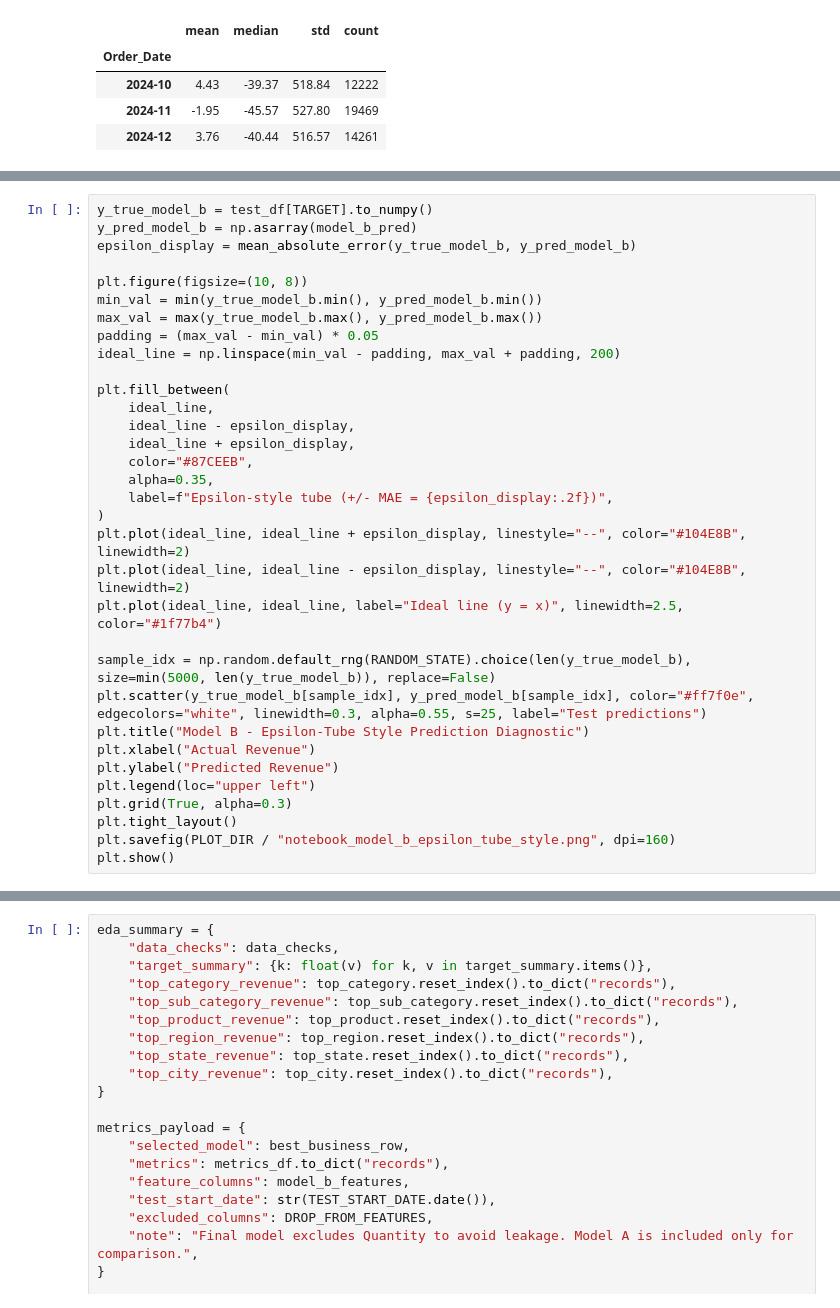
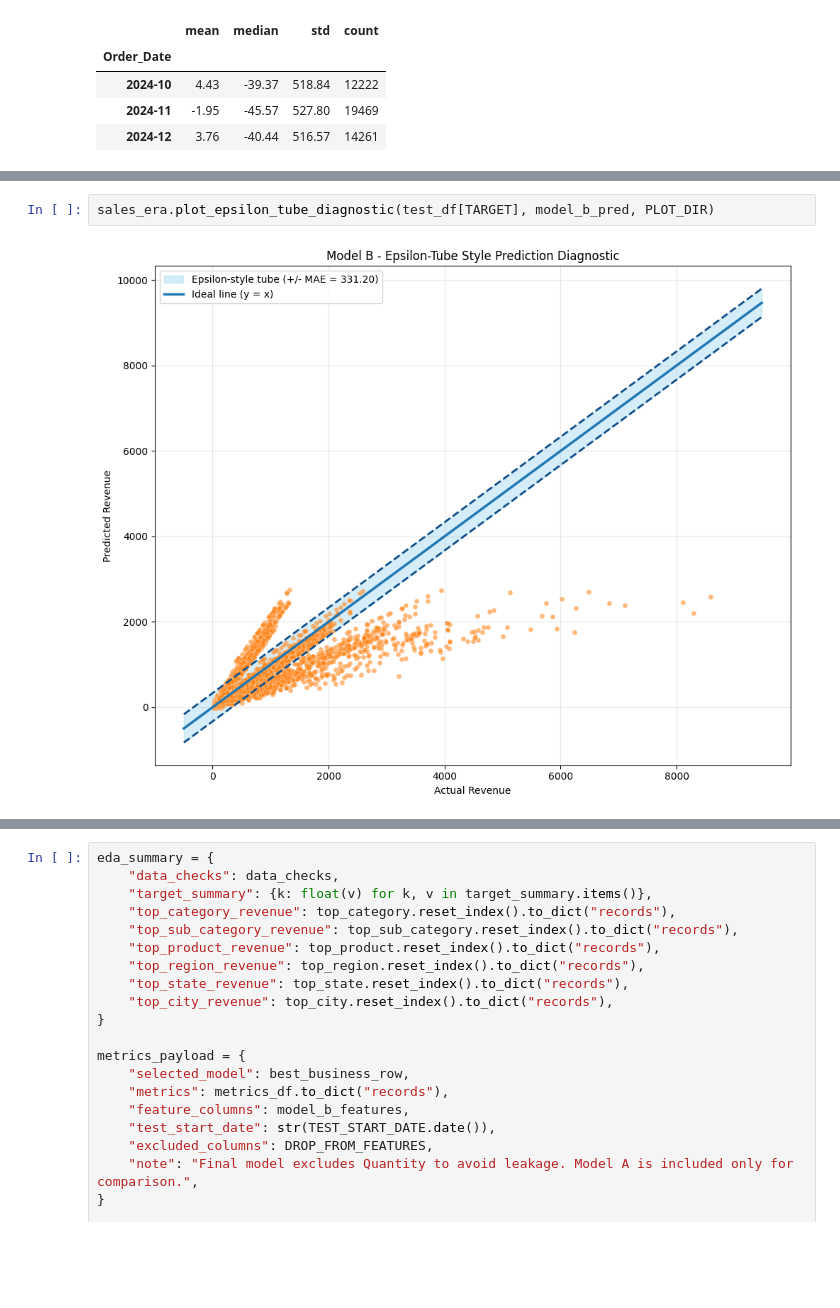
Before and after one commit to QuangManhAI/lab02-machine-learning, a Jupyter notebook: notebooks/product_sales_prediction_complete.ipynb, the cells around one changed output, grey strips where cells are left out. Cells and saved outputs as stored; diff of their text form; blank space fills up the shorter version.

```diff
--- a/notebooks/product_sales_prediction_complete.ipynb
+++ b/notebooks/product_sales_prediction_complete.ipynb
@@ -1065,34 +875,5 @@ plt.show()
 # %%
-y_true_model_b = test_df[TARGET].to_numpy()
-y_pred_model_b = np.asarray(model_b_pred)
-epsilon_display = mean_absolute_error(y_true_model_b, y_pred_model_b)
-
-plt.figure(figsize=(10, 8))
-min_val = min(y_true_model_b.min(), y_pred_model_b.min())
-max_val = max(y_true_model_b.max(), y_pred_model_b.max())
-padding = (max_val - min_val) * 0.05
-ideal_line = np.linspace(min_val - padding, max_val + padding, 200)
-
-plt.fill_between(
-    ideal_line,
-    ideal_line - epsilon_display,
-    ideal_line + epsilon_display,
-    color="#87CEEB",
-    alpha=0.35,
-    label=f"Epsilon-style tube (+/- MAE = {epsilon_display:.2f})",
-)
-plt.plot(ideal_line, ideal_line + epsilon_display, linestyle="--", color="#104E8B", linewidth=2)
-plt.plot(ideal_line, ideal_line - epsilon_display, linestyle="--", color="#104E8B", linewidth=2)
-plt.plot(ideal_line, ideal_line, label="Ideal line (y = x)", linewidth=2.5, color="#1f77b4")
-
-sample_idx = np.random.default_rng(RANDOM_STATE).choice(len(y_true_model_b), size=min(5000, len(y_true_model_b)), replace=False)
-plt.scatter(y_true_model_b[sample_idx], y_pred_model_b[sample_idx], color="#ff7f0e", edgecolors="white", linewidth=0.3, alpha=0.55, s=25, label="Test predictions")
-plt.title("Model B - Epsilon-Tube Style Prediction Diagnostic")
-plt.xlabel("Actual Revenue")
-plt.ylabel("Predicted Revenue")
-plt.legend(loc="upper left")
-plt.grid(True, alpha=0.3)
-plt.tight_layout()
-plt.savefig(PLOT_DIR / "notebook_model_b_epsilon_tube_style.png", dpi=160)
-plt.show()
+sales_era.plot_epsilon_tube_diagnostic(test_df[TARGET], model_b_pred, PLOT_DIR)
+# %% [output]
+[figure, added]
 # %%
```
Also changed, not shown: parts of 47 cells of this notebook, 7 other files.
